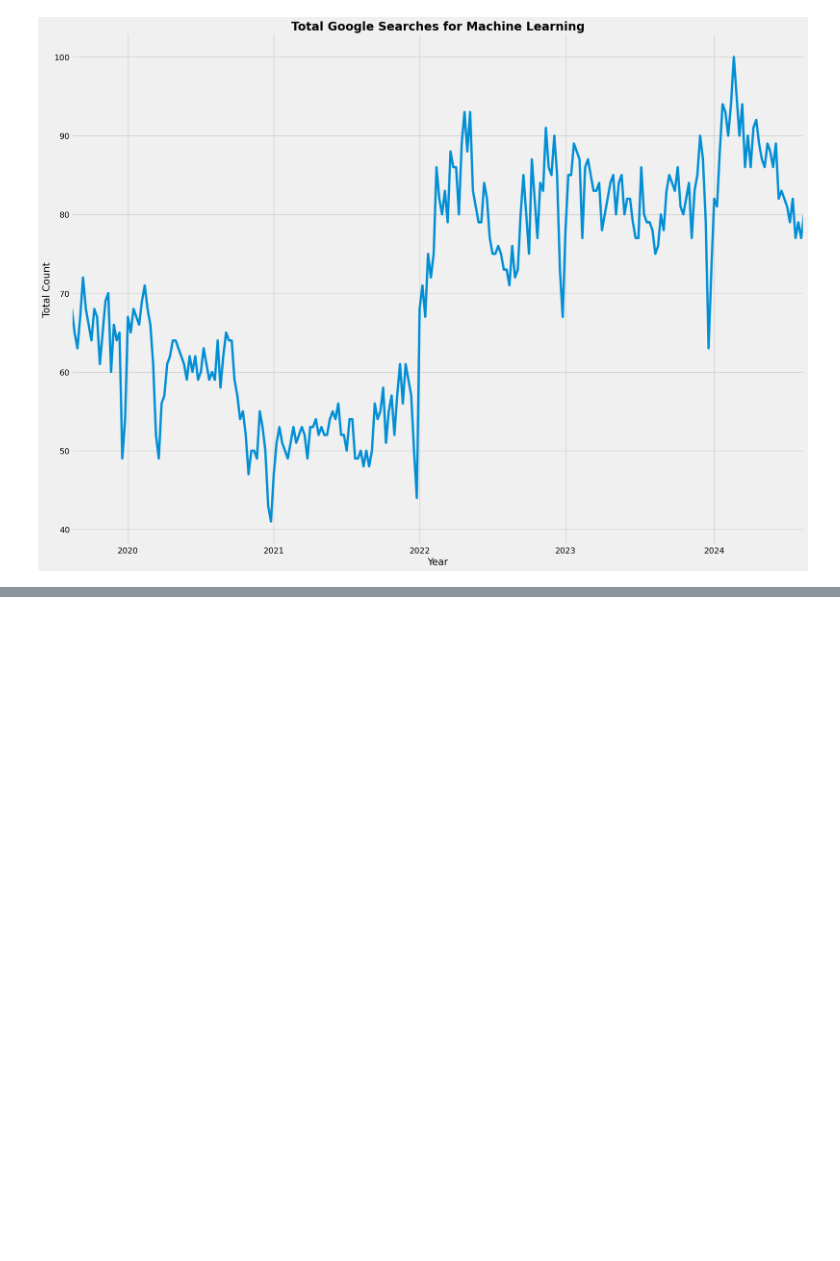
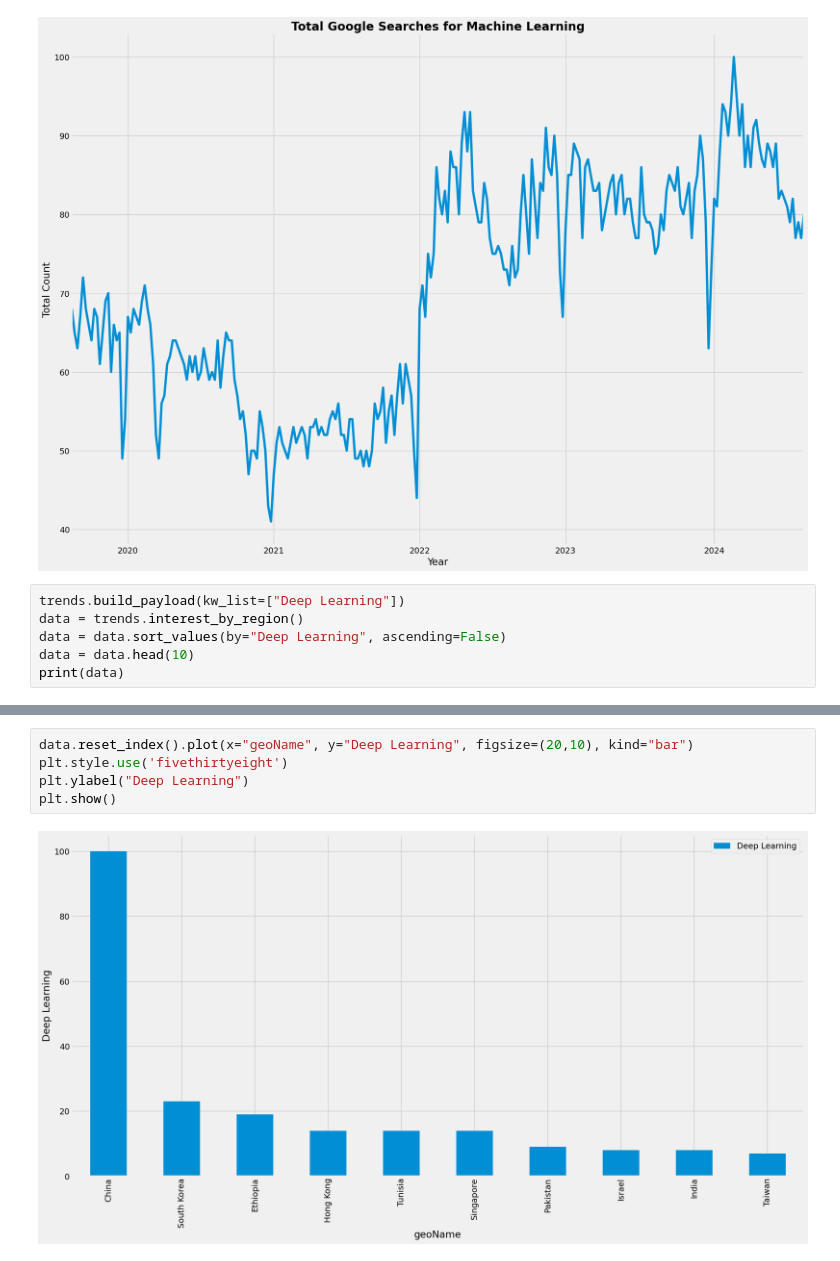
Before and after one commit to kafeelkamran/Google-Search-Analysis, a Jupyter notebook: Google_Search_Analysis.ipynb, the cells around one changed output, grey strips where cells are left out. Drawn from its saved outputs; the diff is of its cells as text; blank space fills up the shorter version.

```diff
--- a/Google_Search_Analysis.ipynb
+++ b/Google_Search_Analysis.ipynb
@@ -62,3 +62,9 @@ plt.ylabel('Total Count')
 plt.show()
 # %% [output]
 [figure]
+# %%
+trends.build_payload(kw_list=["Deep Learning"])
+data = trends.interest_by_region()
+data = data.sort_values(by="Deep Learning", ascending=False)
+data = data.head(10)
+print(data)
@@ -64,0 +84,7 @@ plt.show()
+# %%
+data.reset_index().plot(x="geoName", y="Deep Learning", figsize=(20,10), kind="bar")
+plt.style.use('fivethirtyeight')
+plt.ylabel("Deep Learning")
+plt.show()
+# %% [output]
+[figure, added]
```
Also changed, not shown: parts of 8 cells of this notebook.
